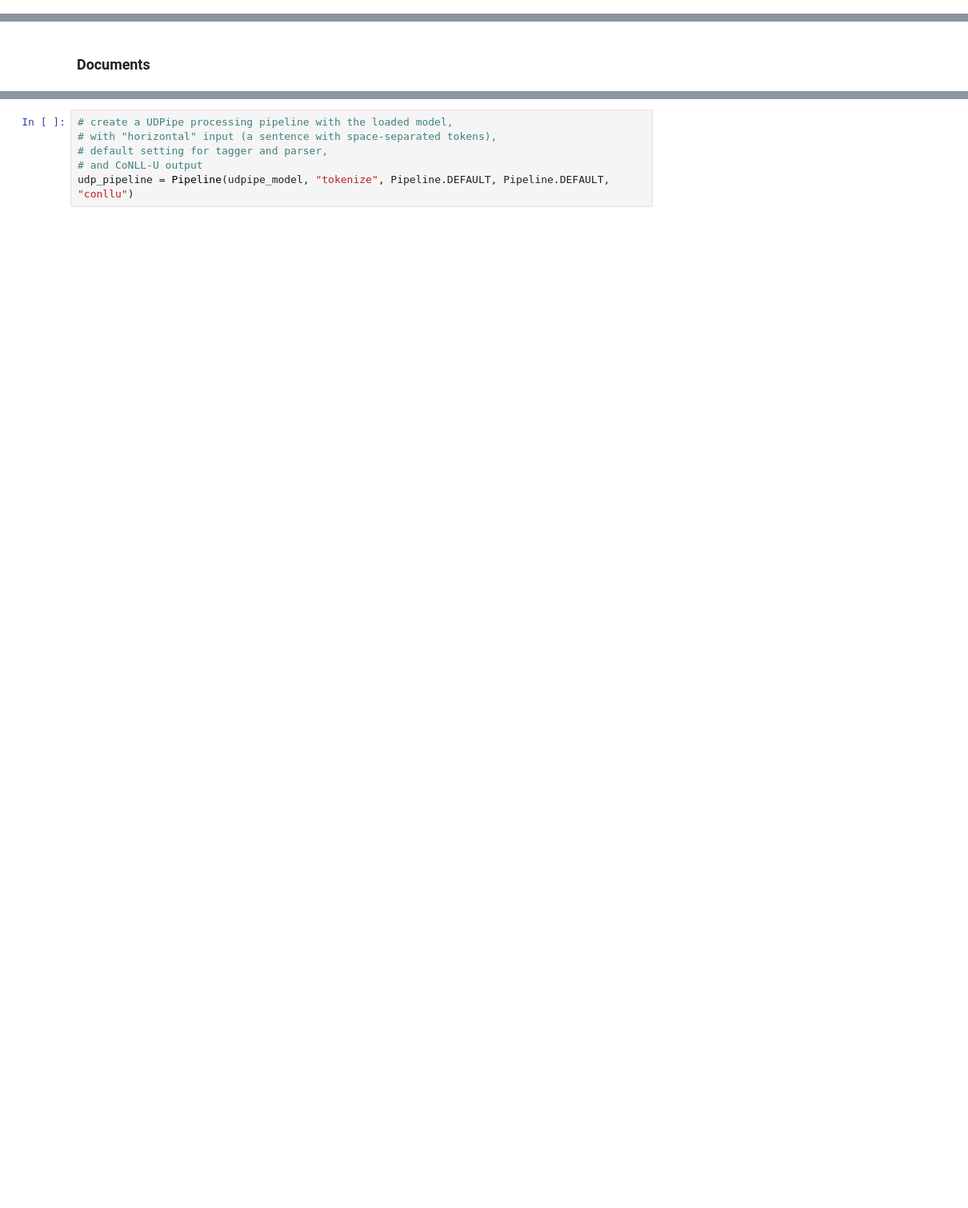
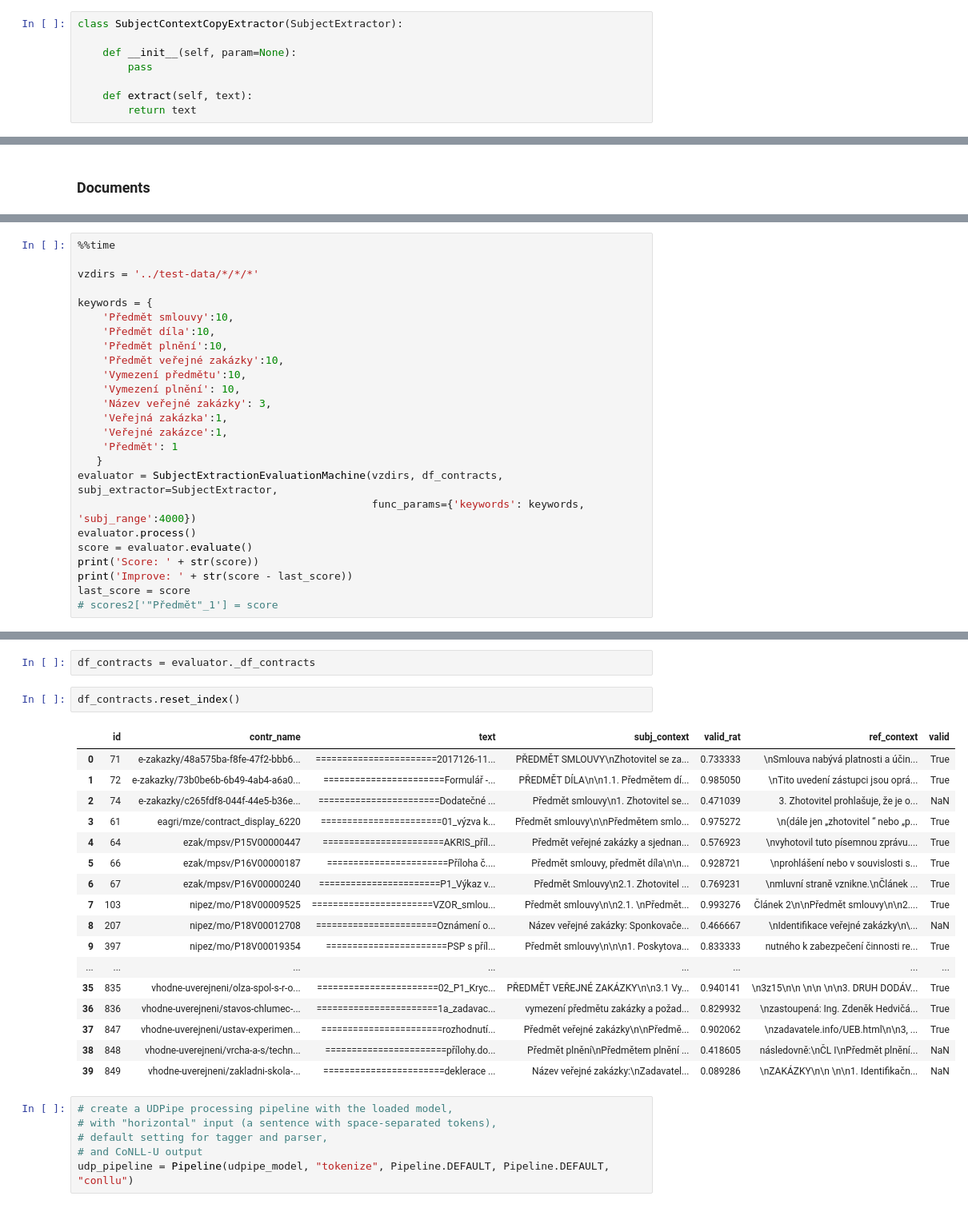
Before and after one commit to opendatalabcz/public-contract-recommendation, a Jupyter notebook: research/subject_extraction.ipynb, the cells around one changed output, grey strips where cells are left out. Shown: that part at 80% size. Saved outputs shown, nothing was run; the diff lists cells and outputs as text; blank space fills up the shorter version.

Commit message:
subject extraction research

```diff
--- a/research/subject_extraction.ipynb
+++ b/research/subject_extraction.ipynb
@@ -223 +167,9 @@ class GensimFastTextEvaluationMachine(EvaluationMachine):
+# %%
+class SubjectContextCopyExtractor(SubjectExtractor):
+
+    def __init__(self, param=None):
+        pass
+
+    def extract(self, text):
+        return text
 # %%
@@ -579,0 +346,25 @@ Progress: 99.0%
+# %%
+%%time
+
+vzdirs = '../test-data/*/*/*'
+
+keywords = {
+    'Předmět smlouvy':10,
+    'Předmět díla':10,
+    'Předmět plnění':10,
+    'Předmět veřejné zakázky':10,
+    'Vymezení předmětu':10,
+    'Vymezení plnění': 10,
+    'Název veřejné zakázky': 3,
+    'Veřejná zakázka':1,
+    'Veřejné zakázce':1,
+    'Předmět': 1
+   }
+evaluator = SubjectExtractionEvaluationMachine(vzdirs, df_contracts, subj_extractor=SubjectExtractor,
+                                               func_params={'keywords': keywords, 'subj_range':4000})
+evaluator.process()
+score = evaluator.evaluate()
+print('Score: ' + str(score))
+print('Improve: ' + str(score - last_score))
+last_score = score
+# scores2['"Předmět"_1'] = score
@@ -580,3 +377,25 @@ Progress: 99.0%
+# %%
+df_contracts = evaluator._df_contracts
+# %%
+df_contracts.reset_index()
+# %% [output]
+|  | id | contr_name | text | subj_context | valid_rat | ref_context | valid |
+| 0 | 71 | e-zakazky/48a575ba-f8fe-47f2-bbb6... | =======================2017126-11... | PŘEDMĚT SMLOUVY\nZhotovitel se za... | 0.733333 | \nSmlouva nabývá platnosti a účin... | True |
+| 1 | 72 | e-zakazky/73b0be6b-6b49-4ab4-a6a0... | =======================Formulář -... | PŘEDMĚT DÍLA\n\n1.1. Předmětem dí... | 0.985050 | \nTito uvedení zástupci jsou oprá... | True |
+| 2 | 74 | e-zakazky/c265fdf8-044f-44e5-b36e... | =======================Dodatečné ... | Předmět smlouvy\n1. Zhotovitel se... | 0.471039 | 3. Zhotovitel prohlašuje, že je o... | NaN |
+| 3 | 61 | eagri/mze/contract_display_6220 | =======================01_výzva k... | Předmět smlouvy\n\nPředmětem smlo... | 0.975272 | \n(dále jen „zhotovitel “ nebo „p... | True |
+| 4 | 64 | ezak/mpsv/P15V00000447 | =======================AKRIS_příl... | Předmět veřejné zakázky a sjednan... | 0.576923 | \nvyhotovil tuto písemnou zprávu.... | True |
+| 5 | 66 | ezak/mpsv/P16V00000187 | =======================Příloha č.... | Předmět smlouvy, předmět díla\n\n... | 0.928721 | \nprohlášení nebo v souvislosti s... | True |
+| 6 | 67 | ezak/mpsv/P16V00000240 | =======================P1_Výkaz v... | Předmět Smlouvy\n2.1. Zhotovitel ... | 0.769231 | \nmluvní straně vznikne.\nČlánek ... | True |
+| 7 | 103 | nipez/mo/P18V00009525 | =======================VZOR_smlou... | Předmět smlouvy\n\n2.1. \nPředmět... | 0.993276 | Článek 2\n\nPředmět smlouvy\n\n2.... | True |
+| 8 | 207 | nipez/mo/P18V00012708 | =======================Oznámení o... | Název veřejné zakázky: Sponkovače... | 0.466667 | \nIdentifikace veřejné zakázky\n\... | NaN |
+| 9 | 397 | nipez/mo/P18V00019354 | =======================PSP s příl... | Předmět smlouvy\n\n\n1. Poskytova... | 0.833333 | nutného k zabezpečení činnosti re... | True |
+| ... | ... | ... | ... | ... | ... | ... | ... |
+| 35 | 835 | vhodne-uverejneni/olza-spol-s-r-o... | =======================02_P1_Kryc... | PŘEDMĚT VEŘEJNÉ ZAKÁZKY\n\n3.1 Vy... | 0.940141 | \n3z15\n\n \n\n \n\n3. DRUH DODÁV... | True |
+| 36 | 836 | vhodne-uverejneni/stavos-chlumec-... | =======================1a_zadavac... | vymezení předmětu zakázky a požad... | 0.829932 | \nzastoupená: Ing. Zdeněk Hedvičá... | True |
+| 37 | 847 | vhodne-uverejneni/ustav-experimen... | =======================rozhodnutí... | Předmět veřejné zakázky\n\nPředmě... | 0.902062 | \nzadavatele.info/UEB.html\n\n3, ... | True |
+| 38 | 848 | vhodne-uverejneni/vrcha-a-s/techn... | =======================přílohy.do... | Předmět plnění\nPředmětem plnění ... | 0.418605 | následovně:\nČL I\nPředmět plnění... | NaN |
+| 39 | 849 | vhodne-uverejneni/zakladni-skola-... | =======================deklerace ... | Název veřejné zakázky:\nZadavatel... | 0.089286 | \nZAKÁZKY\n\n \n\n1. Identifikačn... | NaN |
 # %%
 # create a UDPipe processing pipeline with the loaded model,
 # with "horizontal" input (a sentence with space-separated tokens),
```
Also changed, not shown: parts of 45 cells of this notebook, 5 other files.
